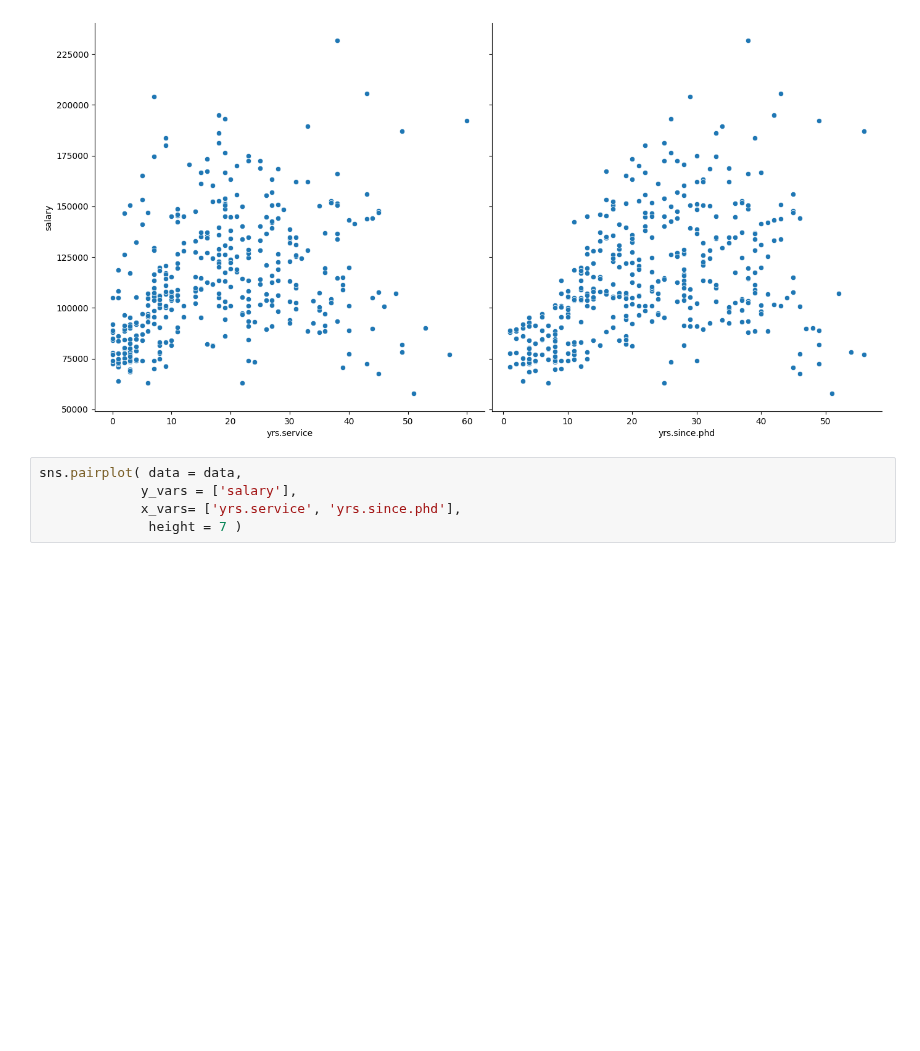
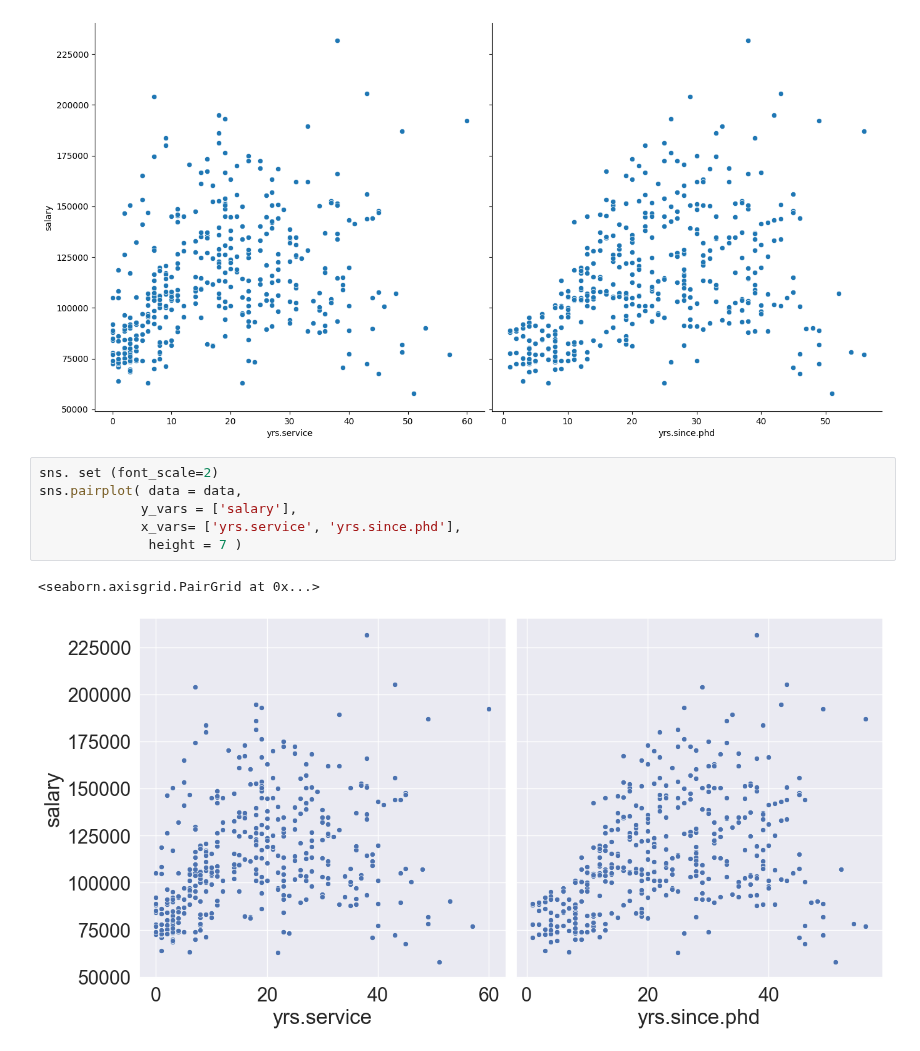
Before and after one commit to FarzanaAkhi/business-analysis-p1, a Jupyter notebook: notebooks/Multilinear_Regression.ipynb, the cells around one changed output. Drawn from its saved outputs; the diff is of its cells as text; blank space fills up the shorter version.

```diff
--- a/notebooks/Multilinear_Regression.ipynb
+++ b/notebooks/Multilinear_Regression.ipynb
@@ -65,7 +65,11 @@ sns.pairplot( data = data,
 <seaborn.axisgrid.PairGrid at 0x...>
 [figure]
 # %%
+sns. set (font_scale=2)
 sns.pairplot( data = data,
              y_vars = ['salary'],
              x_vars= ['yrs.service', 'yrs.since.phd'],
               height = 7 )
+# %% [output]
+<seaborn.axisgrid.PairGrid at 0x...>
+[figure, added]
```
